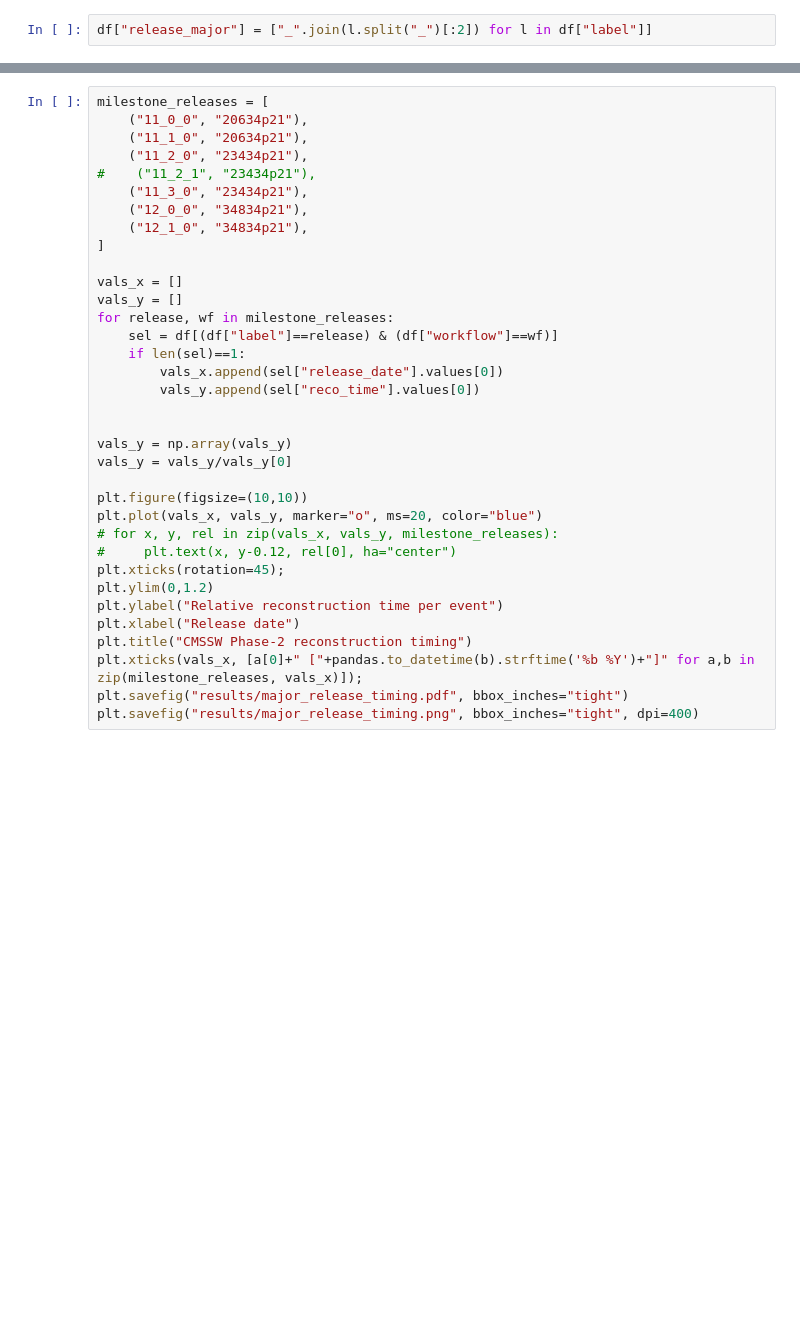
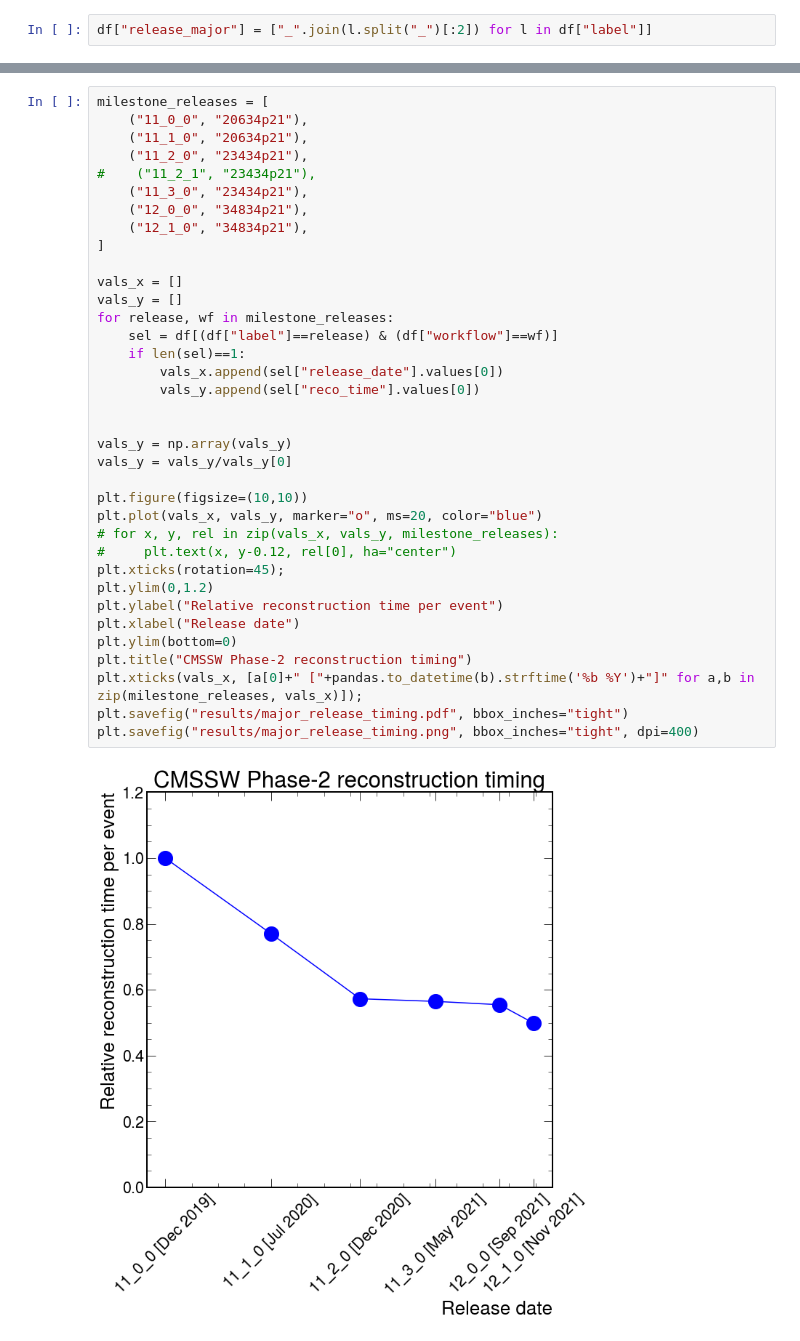
Before and after one commit to xoqhdgh1002/cms-reco-profiling, a Jupyter notebook: plot.ipynb, the cells around one changed output, grey strips where cells are left out. Drawn from its saved outputs; the diff is of its cells as text; blank space fills up the shorter version.

```diff
--- a/plot.ipynb
+++ b/plot.ipynb
@@ -111,30 +134,33 @@ milestone_releases = [
 #    ("11_2_1", "23434p21"),
     ("11_3_0", "23434p21"),
     ("12_0_0", "34834p21"),
     ("12_1_0", "34834p21"),
 ]
 
 vals_x = []
 vals_y = []
 for release, wf in milestone_releases:
     sel = df[(df["label"]==release) & (df["workflow"]==wf)]
     if len(sel)==1:
         vals_x.append(sel["release_date"].values[0])
         vals_y.append(sel["reco_time"].values[0])
 
 
 vals_y = np.array(vals_y)
 vals_y = vals_y/vals_y[0]
 
 plt.figure(figsize=(10,10))
 plt.plot(vals_x, vals_y, marker="o", ms=20, color="blue")
 # for x, y, rel in zip(vals_x, vals_y, milestone_releases):
 #     plt.text(x, y-0.12, rel[0], ha="center")
 plt.xticks(rotation=45);
 plt.ylim(0,1.2)
 plt.ylabel("Relative reconstruction time per event")
 plt.xlabel("Release date")
+plt.ylim(bottom=0)
 plt.title("CMSSW Phase-2 reconstruction timing")
 plt.xticks(vals_x, [a[0]+" ["+pandas.to_datetime(b).strftime('%b %Y')+"]" for a,b in zip(milestone_releases, vals_x)]);
 plt.savefig("results/major_release_timing.pdf", bbox_inches="tight")
 plt.savefig("results/major_release_timing.png", bbox_inches="tight", dpi=400)
+# %% [output]
+[figure, added]
```
Also changed, not shown: parts of 3 cells of this notebook, 5 other files.
